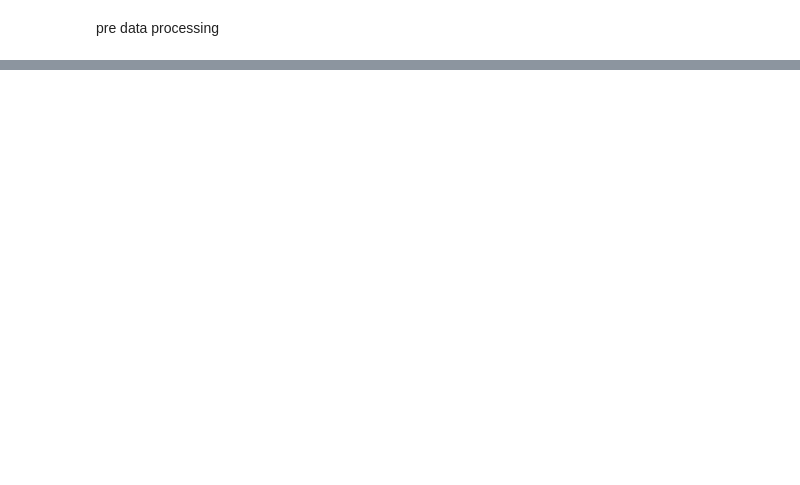
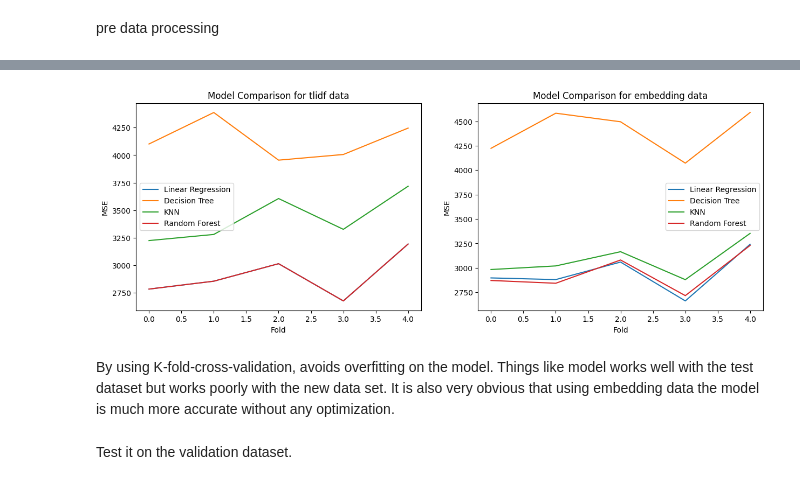
Before and after one commit to AugustRushG/MIT_IML_Assignment, a Jupyter notebook: a3/predictSalary.ipynb, the cells around one changed output, grey strips where cells are left out. Saved outputs shown, nothing was run; the diff lists cells and outputs as text; code cells hidden in the pictures; blank space fills up the shorter version.

Commit message:
Job prediction model

```diff
--- a/a3/predictSalary.ipynb
+++ b/a3/predictSalary.ipynb
@@ -21,8 +27,16 @@ embedding_test_data = np.load('C:\\Users\\xu741\\Desktop\\IML\\a1\\a3\\embedding
 # %% [markdown]
 pre data processing
 # %%
-# repalce nan with mean value
-raw_train_data.fillna(raw_train_data.mean(),inplace=True)
+# # repalce nan with mean value
+# raw_train_data.fillna(raw_train_data.mean(),inplace=True)
 
-# convert requirements and role column into bag-of-words representation
-raw_train_data['requirements_and_role'].fillna('', inplace=True)
+# # convert requirements and role column into bag-of-words representation
+# raw_train_data['requirements_and_role'].fillna('', inplace=True)
+
+# sepearte labeled data and unlableled
+labeled_tfidf_train_data, unlabeled_tfidf_train_data = tfidf_train_data[:8000], tfidf_train_data[-5902:]
+labeled_embedding_train_data, unlabeled_embedding_train_data = embedding_train_data[:8000], embedding_train_data[-5902:]
+
+# get Target labels for train data
+labeled_train_data_y, unlabeled_train_data_y = raw_train_data['mean_salary'].iloc[:8000], raw_train_data['mean_salary'].iloc[-5902:]
+X_valid_raw, y_valid=raw_valid_data['requirements_and_role'], raw_valid_data['mean_salary']
@@ -59,0 +195,36 @@ mean_squared_error for tlidf using linear regression model is 0.0011276495932791
+# %%
+fig, axs = plt.subplots(1, 2, figsize=(15, 5))
+
+axs[0].plot(range(len(scores_lr_tfidf)), scores_lr_tfidf, label='Linear Regression')
+axs[0].plot(range(len(scores_dt_tfidf)), scores_dt_tfidf, label='Decision Tree')
+axs[0].plot(range(len(scores_knn_tfidf)), scores_knn_tfidf, label='KNN')
+axs[0].plot(range(len(scores_rf_tfidf)), scores_rf_tfidf, label='Random Forest')
+
+axs[1].plot(range(len(scores_lr_embedding)), scores_lr_embedding, label='Linear Regression')
+axs[1].plot(range(len(scores_dt_embedding)), scores_dt_embedding, label='Decision Tree')
+axs[1].plot(range(len(scores_knn_embedding)), scores_knn_embedding, label='KNN')
+axs[1].plot(range(len(scores_rf_embedding)), scores_rf_embedding, label='Random Forest')
+
+# set x and y axis labels
+axs[0].set_xlabel('Fold')
+axs[0].set_ylabel('MSE')
+axs[1].set_xlabel('Fold')
+axs[1].set_ylabel('MSE')
+
+# set plot title
+axs[0].set_title('Model Comparison for tlidf data')
+axs[1].set_title('Model Comparison for embedding data')
+
+# add legend
+axs[0].legend()
+axs[1].legend()
+
+# show plot
+plt.show()
+# %% [output]
+[figure, added]
+# %% [markdown]
+By using K-fold-cross-validation, avoids overfitting on the model. Things like model works well with the test dataset but works poorly with the new data set.
+It is also very obvious that using embedding data the model is much more accurate without any optimization.
+# %% [markdown]
+Test it on the validation dataset.
```
Also changed, not shown: parts of 31 cells of this notebook, 8 other files.
